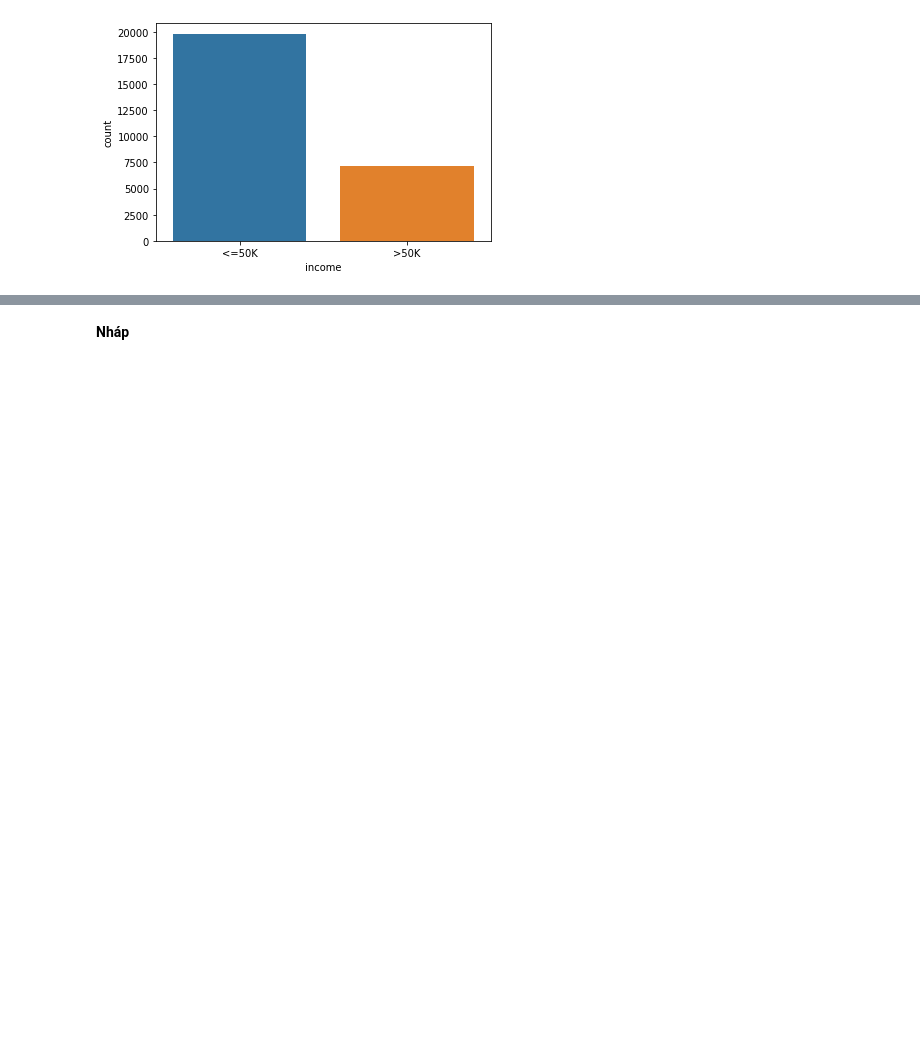
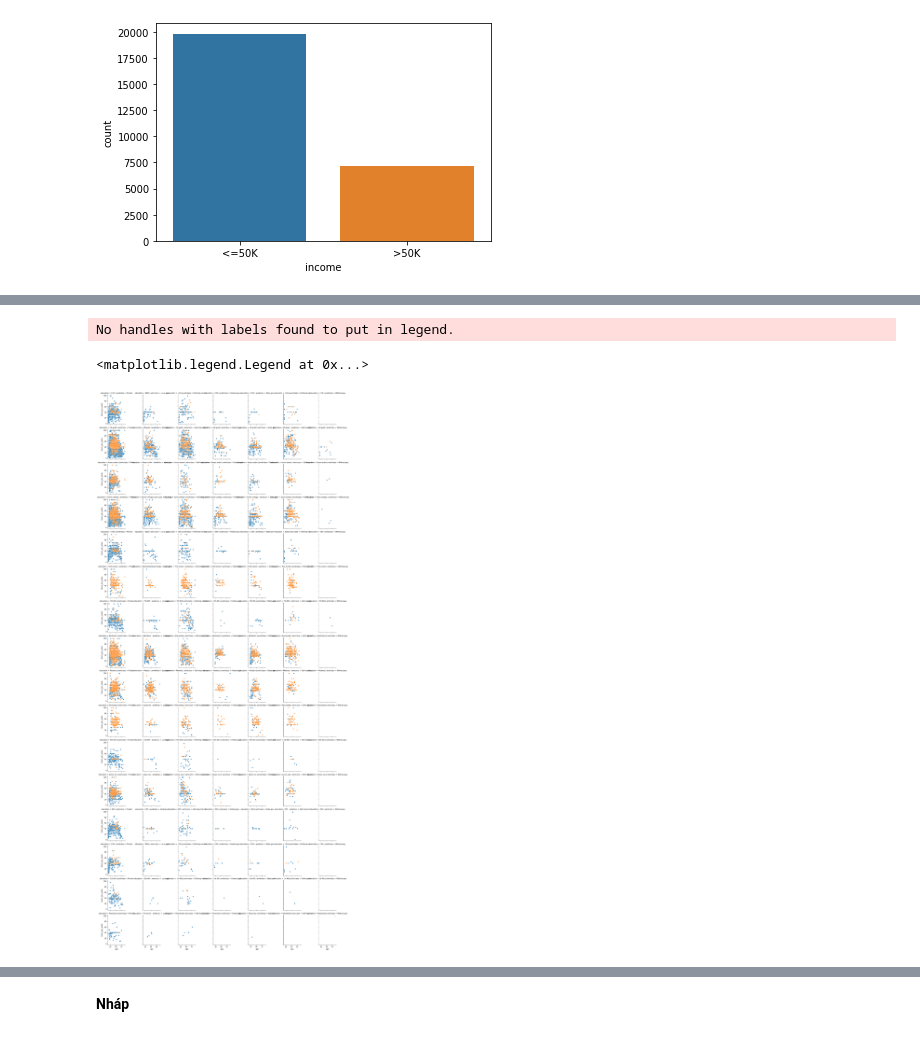
Before and after one commit to huongd17at089/income_prediction, a Jupyter notebook: income_prediction.ipynb, the cells around one changed output, grey strips where cells are left out. Cells and saved outputs as stored; diff of their text form; code cells hidden in the pictures; blank space fills up the shorter version.

```diff
--- a/income_prediction.ipynb
+++ b/income_prediction.ipynb
@@ -236,0 +249,9 @@ sns.countplot(x = "income", data = df);
+# %%
+# plt.figure(figsize=(10,10))
+fg = sns.FacetGrid( data = df, col="workclass", row="education", hue ="income" )
+fg.map(sns.scatterplot, "age", "hours_per_week")
+# plt.legend()
+# %% [output]
+No handles with labels found to put in legend.
+<matplotlib.legend.Legend at 0x...>
+[figure, added]
```
Also changed, not shown: parts of 15 cells of this notebook.
